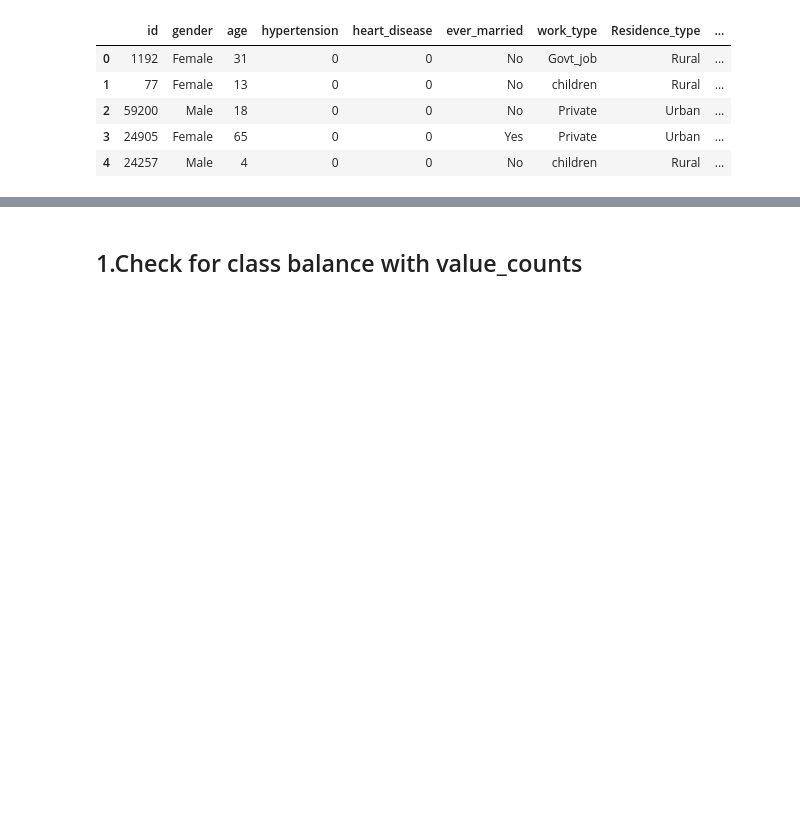
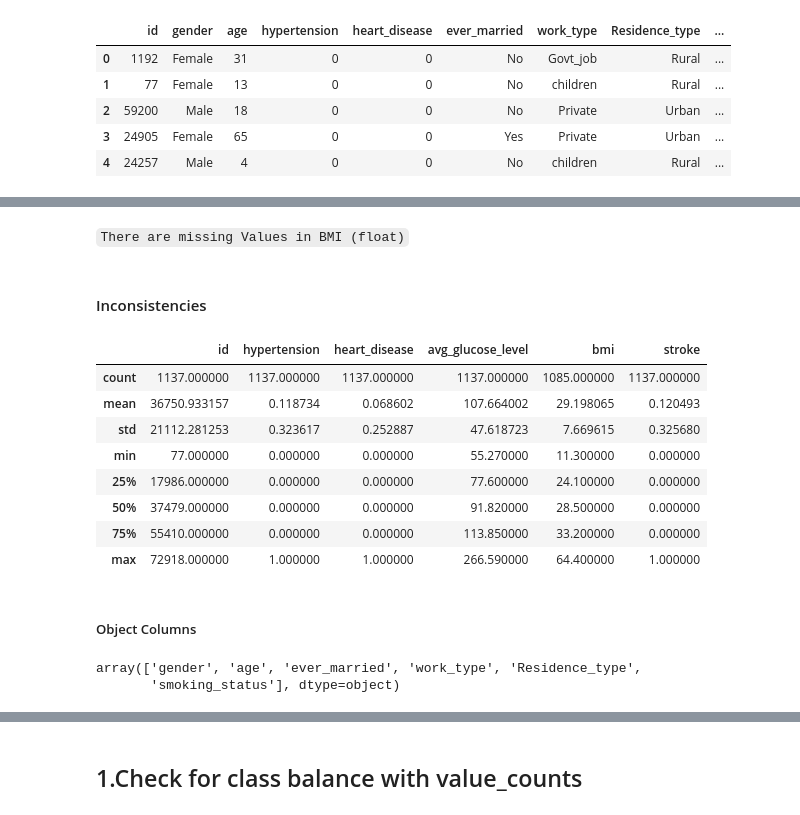
Before and after one commit to Rahafhosari/DataScience2024-2025, a Jupyter notebook: classification_metrics_core.ipynb, the cells around one changed output, grey strips where cells are left out. Drawn from its saved outputs; the diff is of its cells as text; code cells hidden in the pictures; blank space fills up the shorter version.

```diff
--- a/classification_metrics_core.ipynb
+++ b/classification_metrics_core.ipynb
@@ -65,0 +103,24 @@ memory usage: 106.7+ KB
+# %% [markdown]
+`There are missing Values in BMI (float)`
+# %% [markdown]
+#### Inconsistencies
+# %%
+df.describe()
+# %% [output]
+|  | id | hypertension | heart_disease | avg_glucose_level | bmi | stroke |
+| count | 1137.000000 | 1137.000000 | 1137.000000 | 1137.000000 | 1085.000000 | 1137.000000 |
+| mean | 36750.933157 | 0.118734 | 0.068602 | 107.664002 | 29.198065 | 0.120493 |
+| std | 21112.281253 | 0.323617 | 0.252887 | 47.618723 | 7.669615 | 0.325680 |
+| min | 77.000000 | 0.000000 | 0.000000 | 55.270000 | 11.300000 | 0.000000 |
+| 25% | 17986.000000 | 0.000000 | 0.000000 | 77.600000 | 24.100000 | 0.000000 |
+| 50% | 37479.000000 | 0.000000 | 0.000000 | 91.820000 | 28.500000 | 0.000000 |
+| 75% | 55410.000000 | 0.000000 | 0.000000 | 113.850000 | 33.200000 | 0.000000 |
+| max | 72918.000000 | 1.000000 | 1.000000 | 266.590000 | 64.400000 | 1.000000 |
+# %% [markdown]
+##### Object Columns
+# %%
+categorial_cols = df.select_dtypes(include='object').columns
+categorial_cols.values
+# %% [output]
+array(['gender', 'age', 'ever_married', 'work_type', 'Residence_type',
+       'smoking_status'], dtype=object)
```
Also changed, not shown: parts of 68 cells of this notebook.
